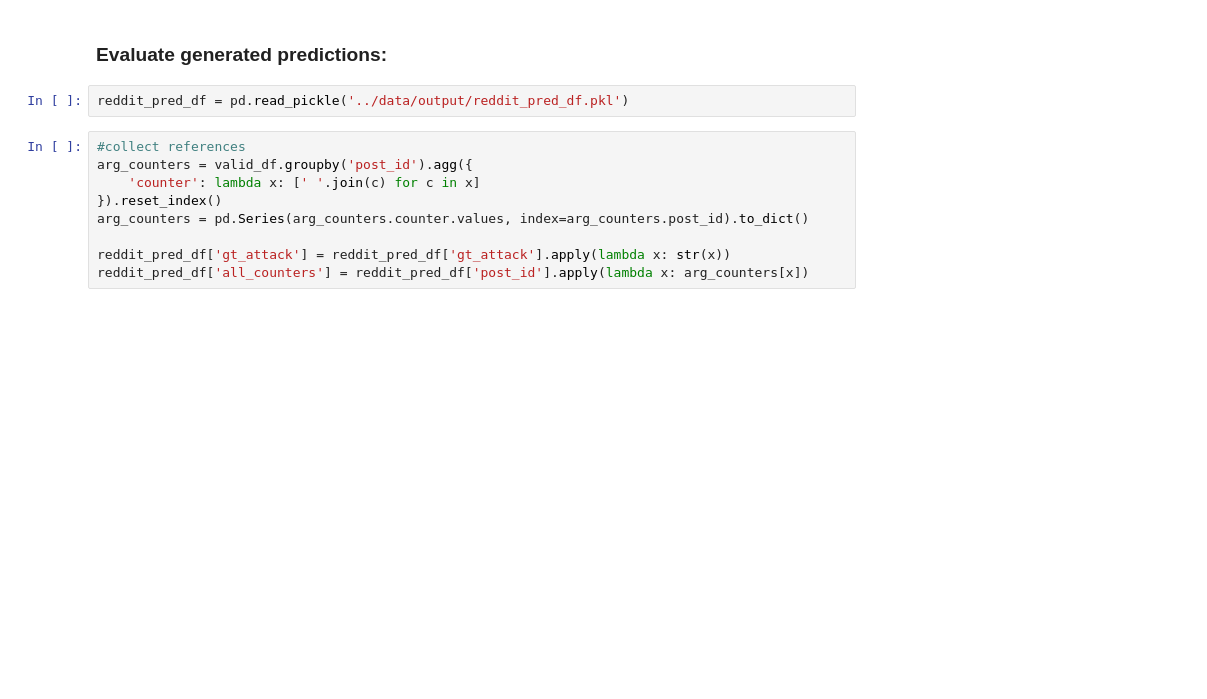
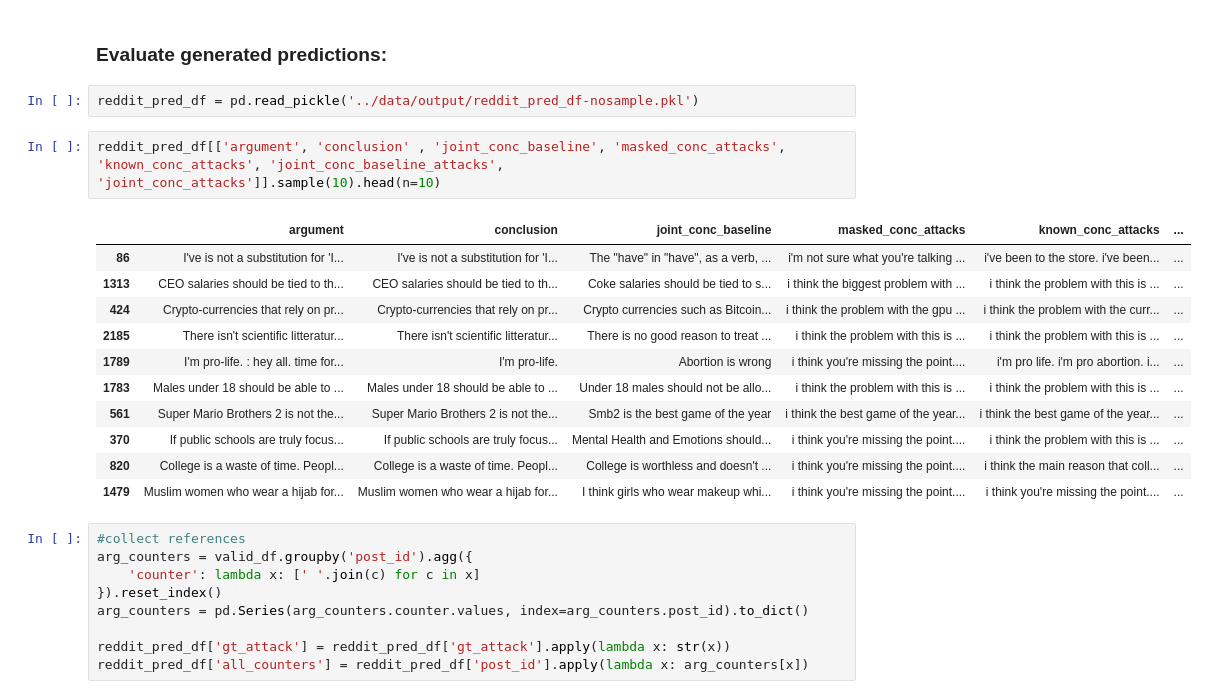
Before and after one commit to webis-de/eacl23-conclusion-based-counter-argument-generation, a Jupyter notebook: src-ipynb/evaluating-conclusion-and-ca-models.ipynb, the cells around one changed output. Drawn from its saved outputs; the diff is of its cells as text; blank space fills up the shorter version.

```diff
--- a/src-ipynb/evaluating-conclusion-and-ca-models.ipynb
+++ b/src-ipynb/evaluating-conclusion-and-ca-models.ipynb
@@ -186,7 +168,21 @@ reddit_pred_df[['argument', 'conclusion' , 'joint_conc', 'masked_conc_attacks',
 # %% [markdown]
 ### Evaluate generated predictions:
 # %%
-reddit_pred_df = pd.read_pickle('../data/output/reddit_pred_df.pkl')
+reddit_pred_df = pd.read_pickle('../data/output/reddit_pred_df-nosample.pkl')
+# %%
+reddit_pred_df[['argument', 'conclusion' , 'joint_conc_baseline', 'masked_conc_attacks', 'known_conc_attacks', 'joint_conc_baseline_attacks', 'joint_conc_attacks']].sample(10).head(n=10)
+# %% [output]
+|  | argument | conclusion | joint_conc_baseline | masked_conc_attacks | known_conc_attacks | ... |
+| 86 | I've is not a substitution for 'I... | I've is not a substitution for 'I... | The "have" in "have", as a verb, ... | i'm not sure what you're talking ... | i've been to the store. i've been... | ... |
+| 1313 | CEO salaries should be tied to th... | CEO salaries should be tied to th... | Coke salaries should be tied to s... | i think the biggest problem with ... | i think the problem with this is ... | ... |
+| 424 | Crypto-currencies that rely on pr... | Crypto-currencies that rely on pr... | Crypto currencies such as Bitcoin... | i think the problem with the gpu ... | i think the problem with the curr... | ... |
+| 2185 | There isn't scientific litteratur... | There isn't scientific litteratur... | There is no good reason to treat ... | i think the problem with this is ... | i think the problem with this is ... | ... |
+| 1789 | I'm pro-life. : hey all. time for... | I'm pro-life. | Abortion is wrong | i think you're missing the point.... | i'm pro life. i'm pro abortion. i... | ... |
+| 1783 | Males under 18 should be able to ... | Males under 18 should be able to ... | Under 18 males should not be allo... | i think the problem with this is ... | i think the problem with this is ... | ... |
+| 561 | Super Mario Brothers 2 is not the... | Super Mario Brothers 2 is not the... | Smb2 is the best game of the year | i think the best game of the year... | i think the best game of the year... | ... |
+| 370 | If public schools are truly focus... | If public schools are truly focus... | Mental Health and Emotions should... | i think you're missing the point.... | i think the problem with this is ... | ... |
+| 820 | College is a waste of time. Peopl... | College is a waste of time. Peopl... | College is worthless and doesn't ... | i think you're missing the point.... | i think the main reason that coll... | ... |
+| 1479 | Muslim women who wear a hijab for... | Muslim women who wear a hijab for... | I think girls who wear makeup whi... | i think you're missing the point.... | i think you're missing the point.... | ... |
 # %%
 #collect references
 arg_counters = valid_df.groupby('post_id').agg({
```
Also changed, not shown: parts of 13 cells of this notebook, 7 other files.
